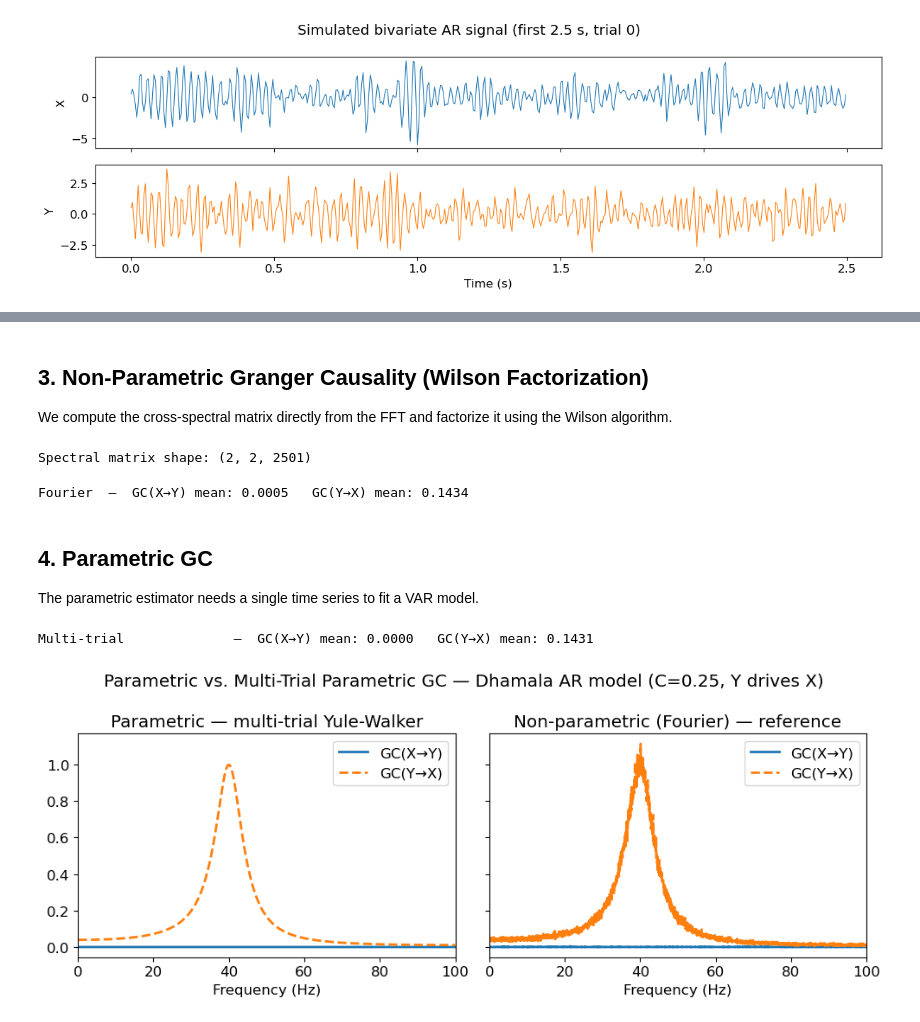
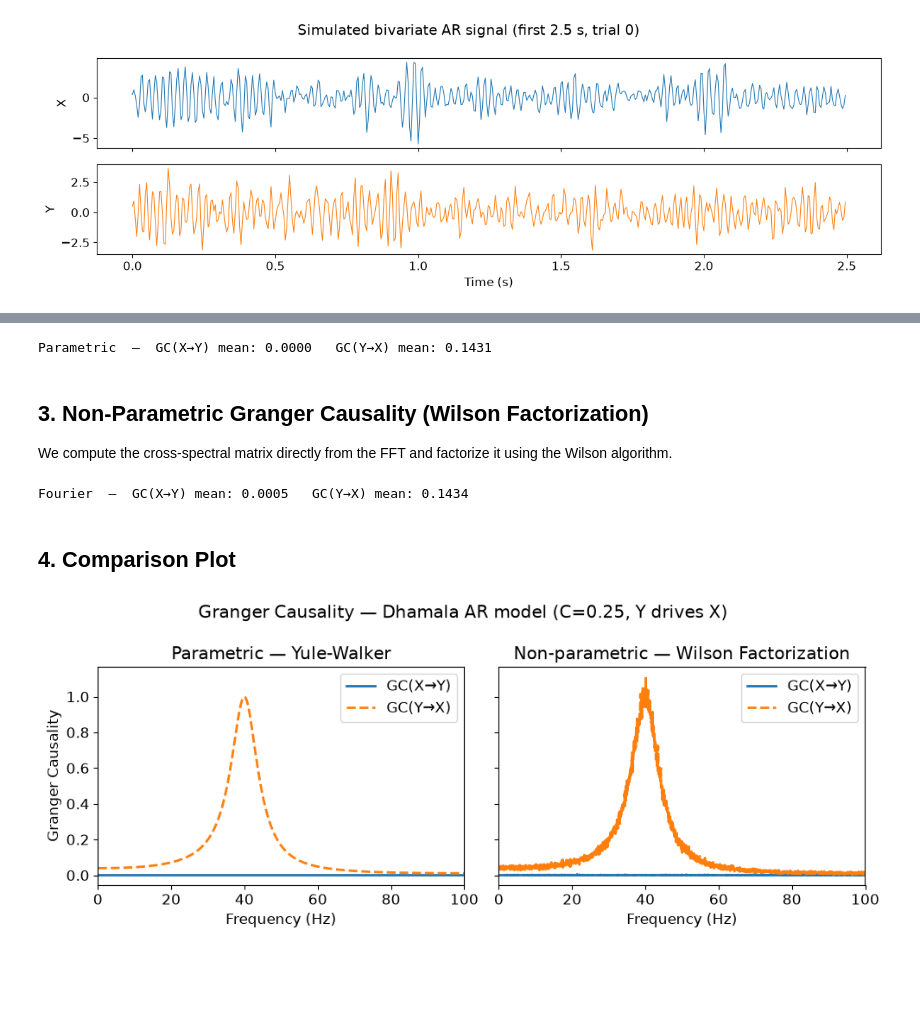
Before and after one commit to ViniciusLima94/pyGC, a Jupyter notebook: notebooks/01_basic_granger_causality.ipynb, the cells around one changed output, grey strips where cells are left out. Drawn from its saved outputs; the diff is of its cells as text; code cells hidden in the pictures; blank space fills up the shorter version.

Commit message:
fix in tutorial 01, pametric example was using wrong method

```diff
--- a/notebooks/01_basic_granger_causality.ipynb
+++ b/notebooks/01_basic_granger_causality.ipynb
@@ -71,69 +54,59 @@ Welch  —  GC(X→Y) mean: 0.0001   GC(Y→X) mean: 0.1426
+# %%
+order = 10
+
+ds_param = spectral_granger_causality(
+    data, Fs, None, model="parametric", order=order
+)
+f_param = ds_param["freq"]
+x2y_param, y2x_param = ds_param["x2y"], ds_param["y2x"]
+
+print(
+    f"Parametric  —  GC(X\u2192Y) mean: {x2y_param.mean():.4f}"
+    f"   GC(Y\u2192X) mean: {y2x_param.mean():.4f}"
+)
+# %% [output]
+Parametric  —  GC(X→Y) mean: 0.0000   GC(Y→X) mean: 0.1431
 # %% [markdown]
 ## 3. Non-Parametric Granger Causality (Wilson Factorization)
 
 We compute the cross-spectral matrix directly from the FFT and factorize it using the Wilson algorithm.
 # %%
 ds_fourier = spectral_granger_causality(
-    data, Fs, None,  spectral_method="fourier", Niterations=200, tol=1e-12, verbose=False
+    data, Fs, None, spectral_method="fourier", Niterations=200, tol=1e-12, verbose=False
 )
 
 f_fourier = ds_fourier["freq"]
+x2y_fourier, y2x_fourier = ds_fourier["x2y"], ds_fourier["y2x"]
 
-
-print(f"Spectral matrix shape: ({2}, {2}, {len(f_fourier)})")
+print(
+    f"Fourier  —  GC(X\u2192Y) mean: {x2y_fourier.mean():.4f}"
+    f"   GC(Y\u2192X) mean: {y2x_fourier.mean():.4f}"
+)
 # %% [output]
-Spectral matrix shape: (2, 2, 2501)
+Fourier  —  GC(X→Y) mean: 0.0005   GC(Y→X) mean: 0.1434
-# %%
-x2y_fourier, y2x_fourier = ds_fourier["x2y"], ds_fourier["y2x"]
-
-
-print(
-    f"Fourier  —  GC(X\u2192Y) mean: {x2y_fourier.mean():.4f}   GC(Y\u2192X) mean: {y2x_fourier.mean():.4f}"
-)
-# %% [output]
-Fourier  —  GC(X→Y) mean: 0.0005   GC(Y→X) mean: 0.1434
-# %% [markdown]
-## 4. Parametric GC
-
-The parametric estimator needs a single time series to fit a VAR model.
-# %%
-
-order = 10
-Z_mt = Z.transpose(1, 0, 2)
-
-ds_param_mt = spectral_granger_causality(
-    Z_mt, Fs, None, model="parametric", order=order
-)
-f_param_mt = ds_param_mt["freq"]
-x2y_param_mt, y2x_param_mt = ds_param_mt["x2y"], ds_param_mt["y2x"]
-
-print(
-    f"Multi-trial              —  GC(X\u2192Y) mean: {x2y_param_mt.mean():.4f}"
-    f"   GC(Y\u2192X) mean: {y2x_param_mt.mean():.4f}"
-)
-# %% [output]
-Multi-trial              —  GC(X→Y) mean: 0.0000   GC(Y→X) mean: 0.1431
+# %% [markdown]
+## 4. Comparison Plot
 # %%
 fig, axes = plt.subplots(1, 2, figsize=(10, 4), sharey=True)
 
-
-# Multi-trial Yule-Walker
-axes[0].plot(f_param_mt, x2y_param_mt[0], label="GC(X\u2192Y)", lw=2)
-axes[0].plot(f_param_mt, y2x_param_mt[0], label="GC(Y\u2192X)", lw=2, linestyle="--")
-axes[0].set_title("Parametric — multi-trial Yule-Walker")
+# Parametric (Yule-Walker)
+axes[0].plot(f_param, x2y_param[0], label="GC(X\u2192Y)", lw=2)
+axes[0].plot(f_param, y2x_param[0], label="GC(Y\u2192X)", lw=2, linestyle="--")
+axes[0].set_title("Parametric — Yule-Walker")
 axes[0].set_xlabel("Frequency (Hz)")
+axes[0].set_ylabel("Granger Causality")
 axes[0].legend()
 axes[0].set_xlim([0, 100])
 
-# Non-parametric (Fourier), from Section 3, as a reference
+# Non-parametric (Fourier + Wilson)
 axes[1].plot(f_fourier, x2y_fourier[0], label="GC(X\u2192Y)", lw=2)
 axes[1].plot(f_fourier, y2x_fourier[0], label="GC(Y\u2192X)", lw=2, linestyle="--")
-axes[1].set_title("Non-parametric (Fourier) — reference")
+axes[1].set_title("Non-parametric — Wilson Factorization")
 axes[1].set_xlabel("Frequency (Hz)")
 axes[1].legend()
 axes[1].set_xlim([0, 100])
 
-fig.suptitle(f"Parametric vs. Multi-Trial Parametric GC — Dhamala AR model (C={C}, Y drives X)")
+fig.suptitle(f"Granger Causality — Dhamala AR model (C={C}, Y drives X)")
 plt.tight_layout()
 # %% [output]
-[figure, old version]
+[figure, new version]
```
Also changed, not shown: parts of 6 cells of this notebook.
